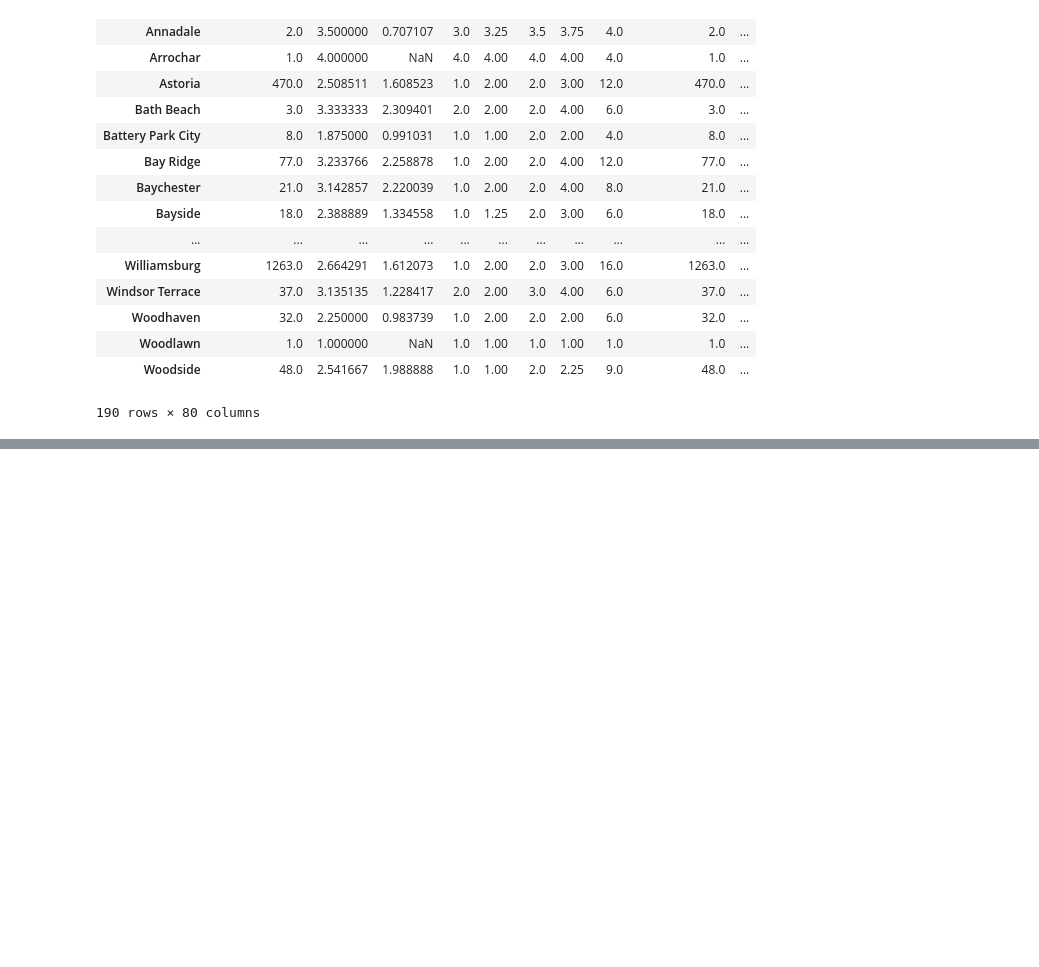
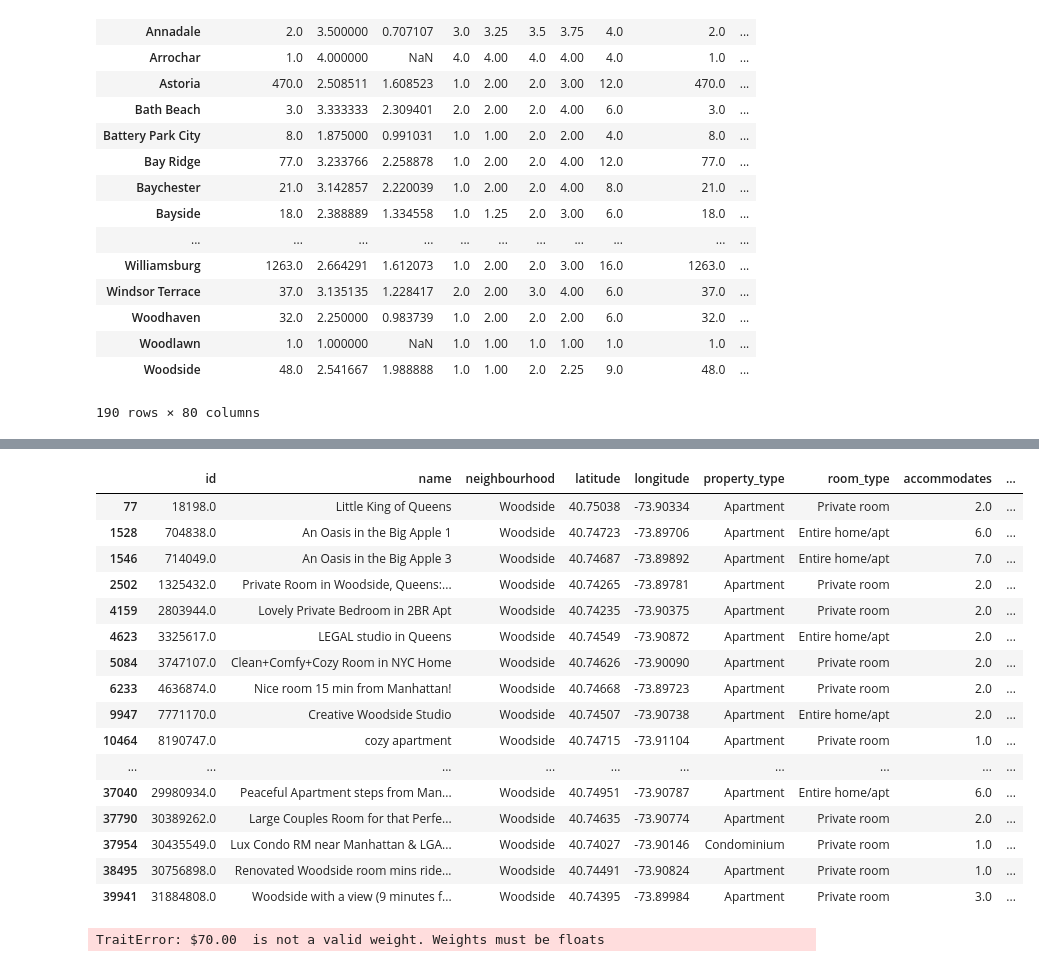
Before and after one commit to christinemazur/project1, a Jupyter notebook: NYCAnalysis.ipynb, the cells around one changed output, grey strips where cells are left out. Saved outputs shown, nothing was run; the diff lists cells and outputs as text; code cells hidden in the pictures; blank space fills up the shorter version.

```diff
--- a/NYCAnalysis.ipynb
+++ b/NYCAnalysis.ipynb
@@ -107,6 +90,7 @@ Clean_NYC
 # %%
 # GroupBY Neighborhood
-Clean_NYC.groupby('neighbourhood').describe()
+neighborhoods = Clean_NYC.groupby('neighbourhood').describe()
+neighborhoods
 # %% [output]
 |  | accommodates |  |  |  |  |  |  |  | availability_365 | ... |
 |  | count | mean | std | min | 25% | 50% | 75% | max | count | ... |
@@ -128,3 +112,6 @@ Clean_NYC.groupby('neighbourhood').describe()
 | Woodlawn | 1.0 | 1.000000 | NaN | 1.0 | 1.00 | 1.0 | 1.00 | 1.0 | 1.0 | ... |
 | Woodside | 48.0 | 2.541667 | 1.988888 | 1.0 | 1.00 | 2.0 | 2.25 | 9.0 | 48.0 | ... |
 190 rows × 80 columns
+# %%
+neighborhoods_list = list(neighborhoods.index)
+neighborhoods_list
@@ -130,0 +136,44 @@ Clean_NYC.groupby('neighbourhood').describe()
+# %%
+# Create a Dictionary with neighbourhood DataFrames
+d = {}
+for city in neighborhoods_list:
+    checker = (Clean_NYC['neighbourhood'] == city)
+    city_df = Clean_NYC.where(checker)
+    city_df = city_df.dropna()
+    d[city] = city_df
+# %%
+woodside_df = d['Woodside']
+woodside_df
+# %% [output]
+|  | id | name | neighbourhood | latitude | longitude | property_type | room_type | accommodates | ... |
+| 77 | 18198.0 | Little King of Queens | Woodside | 40.75038 | -73.90334 | Apartment | Private room | 2.0 | ... |
+| 1528 | 704838.0 | An Oasis in the Big Apple 1 | Woodside | 40.74723 | -73.89706 | Apartment | Entire home/apt | 6.0 | ... |
+| 1546 | 714049.0 | An Oasis in the Big Apple 3 | Woodside | 40.74687 | -73.89892 | Apartment | Entire home/apt | 7.0 | ... |
+| 2502 | 1325432.0 | Private Room in Woodside, Queens:... | Woodside | 40.74265 | -73.89781 | Apartment | Private room | 2.0 | ... |
+| 4159 | 2803944.0 | Lovely Private Bedroom in 2BR Apt | Woodside | 40.74235 | -73.90375 | Apartment | Private room | 2.0 | ... |
+| 4623 | 3325617.0 | LEGAL studio in Queens | Woodside | 40.74549 | -73.90872 | Apartment | Entire home/apt | 2.0 | ... |
+| 5084 | 3747107.0 | Clean+Comfy+Cozy Room in NYC Home | Woodside | 40.74626 | -73.90090 | Apartment | Private room | 2.0 | ... |
+| 6233 | 4636874.0 | Nice room 15 min from Manhattan! | Woodside | 40.74668 | -73.89723 | Apartment | Private room | 2.0 | ... |
+| 9947 | 7771170.0 | Creative Woodside Studio | Woodside | 40.74507 | -73.90738 | Apartment | Entire home/apt | 2.0 | ... |
+| 10464 | 8190747.0 | cozy apartment | Woodside | 40.74715 | -73.91104 | Apartment | Private room | 1.0 | ... |
+| ... | ... | ... | ... | ... | ... | ... | ... | ... | ... |
+| 37040 | 29980934.0 | Peaceful Apartment steps from Man... | Woodside | 40.74951 | -73.90787 | Apartment | Entire home/apt | 6.0 | ... |
+| 37790 | 30389262.0 | Large Couples Room for that Perfe... | Woodside | 40.74635 | -73.90774 | Apartment | Private room | 2.0 | ... |
+| 37954 | 30435549.0 | Lux Condo RM near Manhattan & LGA... | Woodside | 40.74027 | -73.90146 | Condominium | Private room | 1.0 | ... |
+| 38495 | 30756898.0 | Renovated Woodside room mins ride... | Woodside | 40.74491 | -73.90824 | Apartment | Private room | 1.0 | ... |
+| 39941 | 31884808.0 | Woodside with a view (9 minutes f... | Woodside | 40.74395 | -73.89984 | Apartment | Private room | 3.0 | ... |
+# %%
+# Create a Gmaps figure
+fig = gmaps.figure()
+
+locations = woodside_df[['latitude','longitude']]
+weights = woodside_df['price']
+# Create the Heat Layer Object
+heat_layer = gmaps.heatmap_layer(locations=locations, weights=weights, dissipating=True)
+heat_layer.point_radius = 10
+# Add Heat Layer to Figure
+fig.add_layer(heat_layer)
+
+fig
+# %% [output]
+TraitError: $70.00  is not a valid weight. Weights must be floats
```
Also changed, not shown: parts of 5 cells of this notebook.
